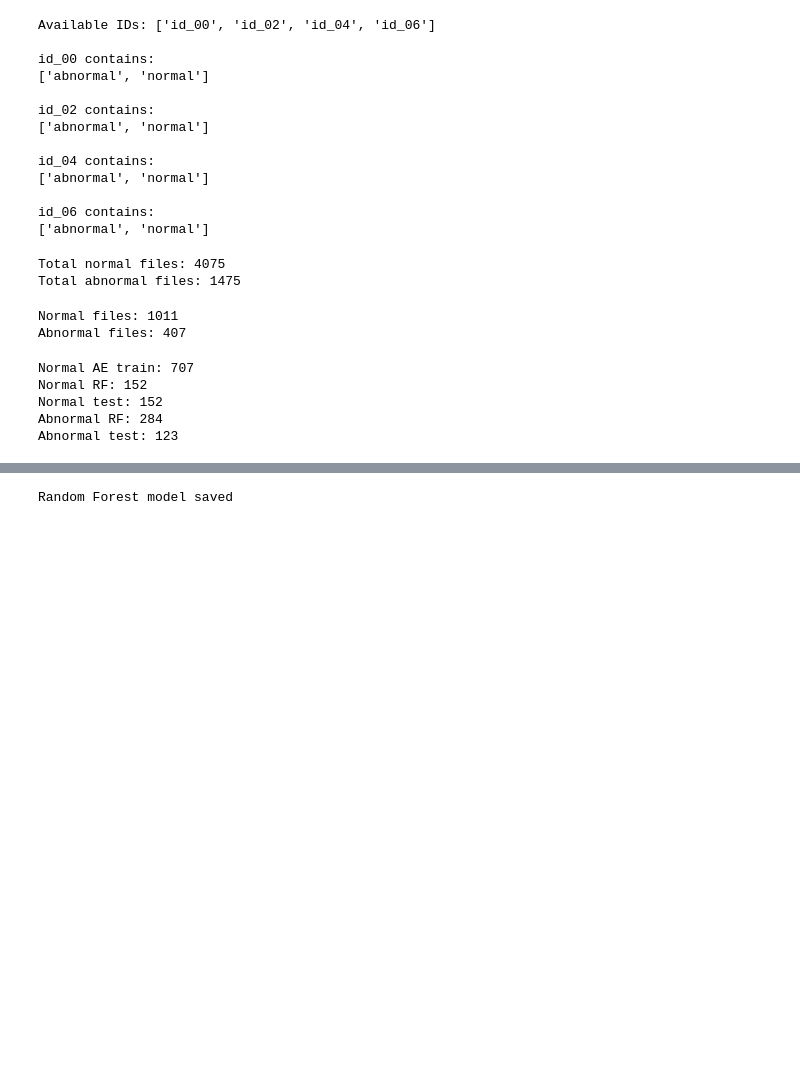
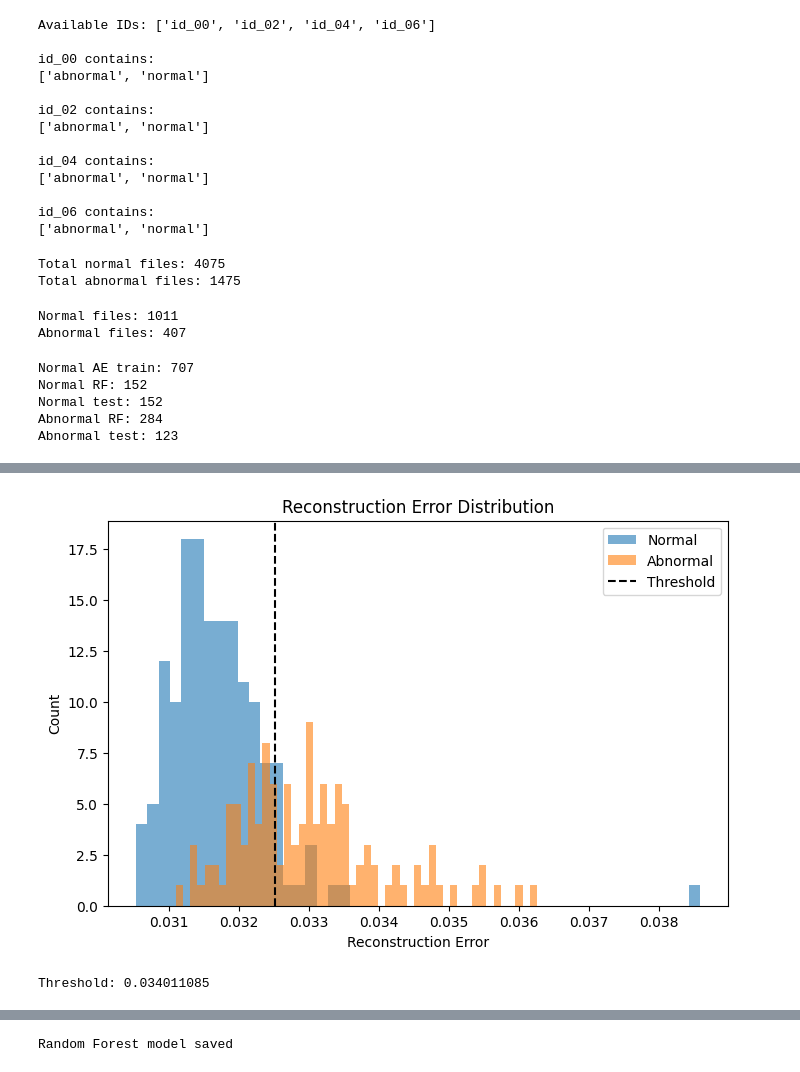
Before and after one commit to Rohith-Igtm/Acoustic-Based-Machine-Health-Monitoring, a Jupyter notebook: notebooks/main.ipynb, the cells around one changed output, grey strips where cells are left out. Saved outputs shown, nothing was run; the diff lists cells and outputs as text; code cells hidden in the pictures; blank space fills up the shorter version.

```diff
--- a/notebooks/main.ipynb
+++ b/notebooks/main.ipynb
@@ -192,16 +192,16 @@ x = layers.Conv2D(64,3,activation='relu',padding='same')(x)
 encoded = layers.MaxPooling2D(2,padding='same')(x)
 
 # Decoder (3 upsamples)
-x = layers.Conv2D(64,3,activation='relu',padding='same')(encoded)
+x = layers.Conv2DTranspose(64,3,activation='relu',padding='same')(encoded)
 x = layers.UpSampling2D(2)(x)
 
-x = layers.Conv2D(64,3,activation='relu',padding='same')(x)
+x = layers.Conv2DTranspose(64,3,activation='relu',padding='same')(x)
 x = layers.UpSampling2D(2)(x)
 
-x = layers.Conv2D(32,3,activation='relu',padding='same')(x)
+x = layers.Conv2DTranspose(32,3,activation='relu',padding='same')(x)
 x = layers.UpSampling2D(2)(x)
 
-outputs = layers.Conv2D(1,3,activation='sigmoid',padding='same')(x)
+outputs = layers.Conv2DTranspose(1,3,activation='sigmoid',padding='same')(x)
 
 model = models.Model(inputs, outputs)
 model.compile(optimizer='adam', loss='mse')
@@ -207,0 +268,23 @@ model.compile(optimizer='adam', loss='mse')
+# %%
+import matplotlib.pyplot as plt
+
+plt.figure(figsize=(8,5))
+
+plt.hist(error_normal, bins=50, alpha=0.6, label='Normal')
+plt.hist(error_abnormal, bins=50, alpha=0.6, label='Abnormal')
+threshold = np.mean(error_normal) + 1*np.std(error_normal)
+
+plt.axvline(threshold, color='black', linestyle='--', label="Threshold")
+
+plt.xlabel("Reconstruction Error")
+plt.ylabel("Count")
+plt.title("Reconstruction Error Distribution")
+plt.legend()
+plt.show()
+# %% [output]
+[figure, added]
+# %%
+threshold = np.mean(error_normal) + 3 * np.std(error_normal)
+print("Threshold:", threshold)
+# %% [output]
+Threshold: 0.034011085
```
Also changed, not shown: parts of 118 cells of this notebook, 26 other files.
